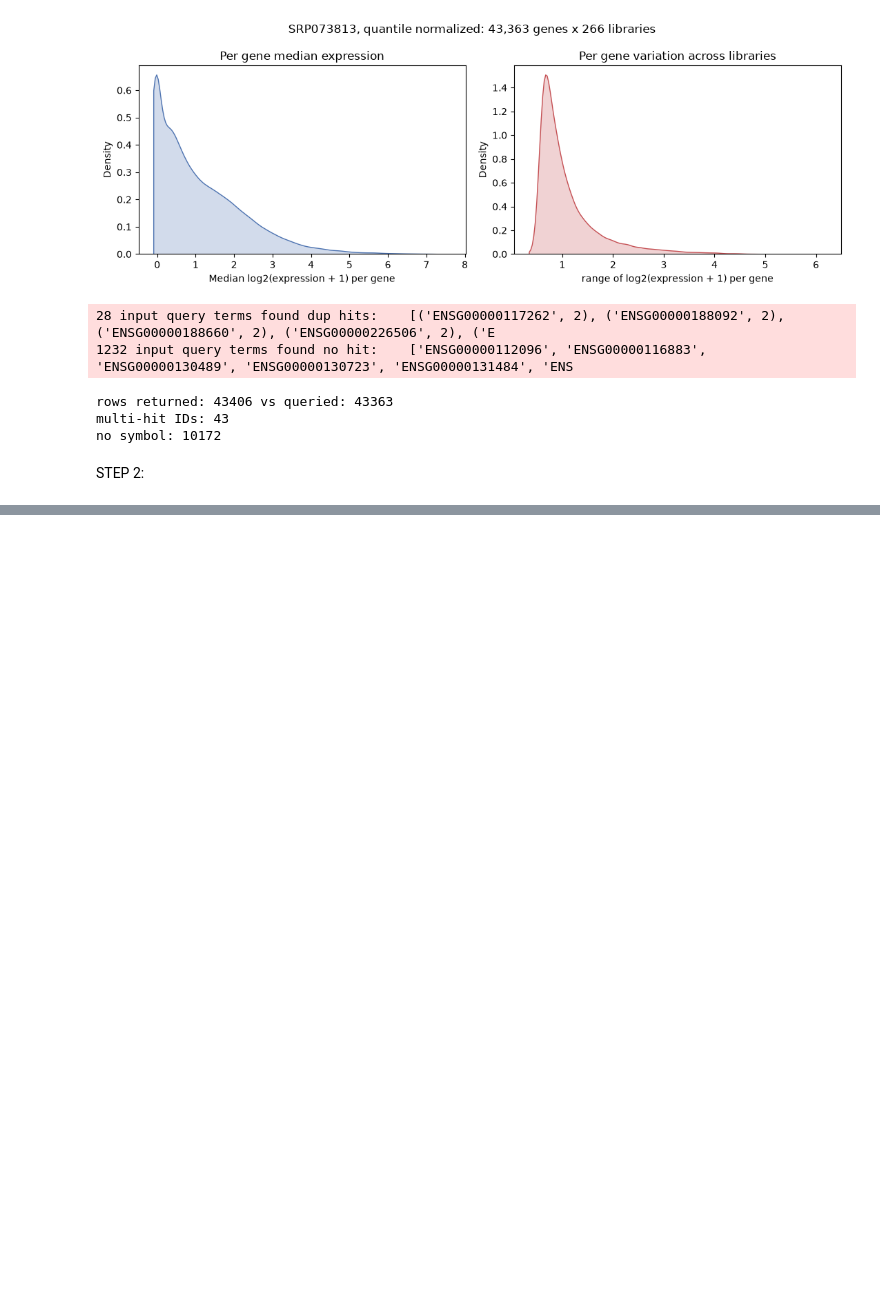
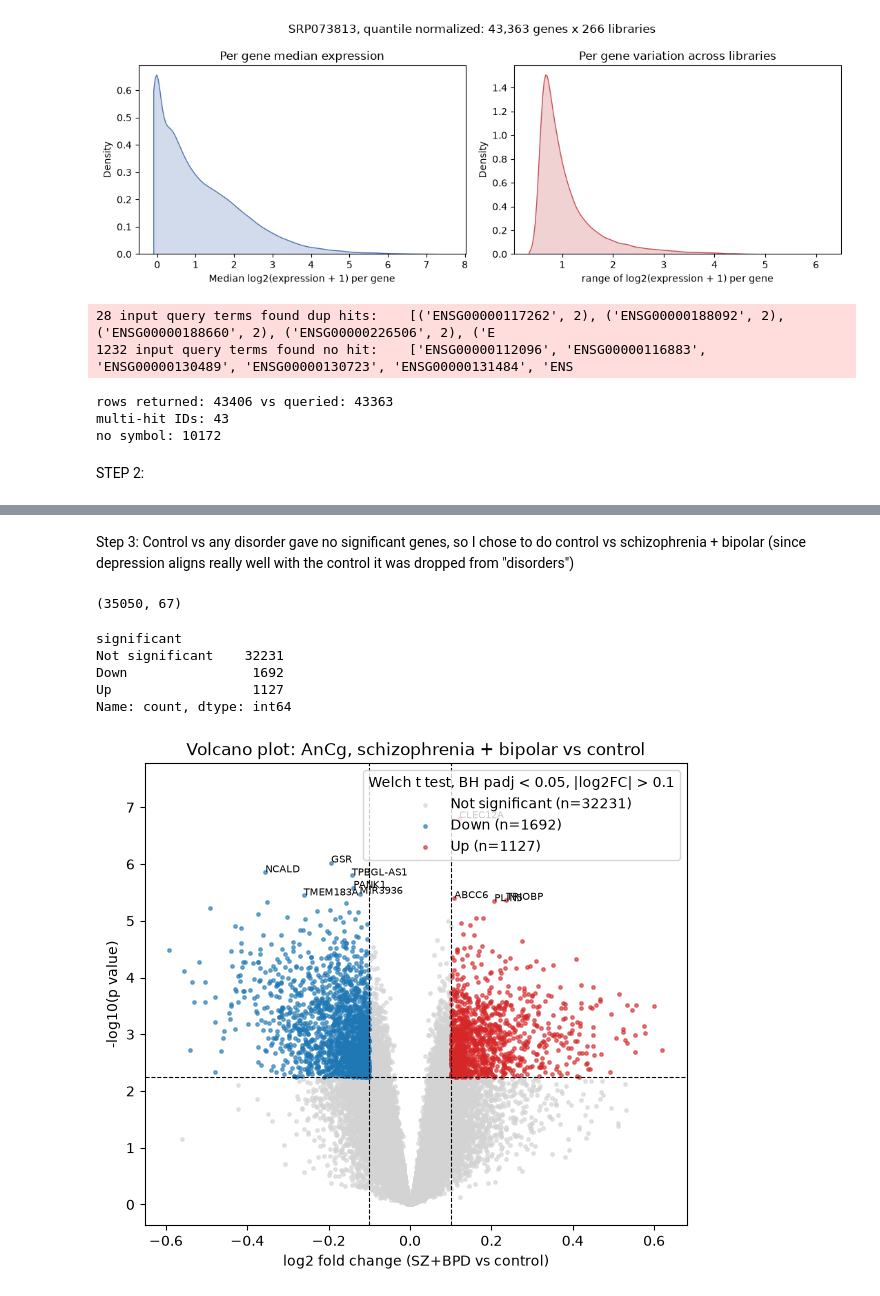
Before and after one commit to vicciv1623/CGS4144-bioinfo_project, a Jupyter notebook: Assignment2_daniel.ipynb, the cells around one changed output, grey strips where cells are left out. Drawn from its saved outputs; the diff is of its cells as text; code cells hidden in the pictures; blank space fills up the shorter version.

```diff
--- a/Assignment2_daniel.ipynb
+++ b/Assignment2_daniel.ipynb
@@ -128,0 +222,2 @@ STEP 2:
+# %% [markdown]
+Step 3: Control vs any disorder gave no significant genes, so I chose to do control vs schizophrenia + bipolar (since depression aligns really well with the control it was dropped from "disorders")
@@ -128,0 +227,7 @@ STEP 2:
+# %%
+#log scale and filter just like step 2, we have 67 libraries since depression was dropped
+log_expr = np.log2(expr[keep.index] + 1)
+log_expr = log_expr[log_expr.median(axis=1) > 0]
+print(log_expr.shape)
+# %% [output]
+(35050, 67)
@@ -128,0 +243,52 @@ STEP 2:
+# %%
+#combine results into one table and apply the p-value correction (benjamini-hochberg) to account for random chance
+res = pd.DataFrame({
+    "log2FC": log2fc,
+    "t": tt.statistic,
+    "pvalue": tt.pvalue,
+}, index=log_expr.index)
+
+res["padj"] = multipletests(res.pvalue, method="fdr_bh")[1]
+# %%
+#call genes up or down regulated (or not signicant change), as long as they have a adjusted p below 0.05 and log fold change above 0.1
+symbols = pd.read_csv("gene_symbols.tsv", sep="\t", index_col=0)["symbol"]
+res.insert(0, "symbol", symbols.reindex(res.index))
+
+res["significant"] = np.where(
+    (res.padj < 0.05) & (res.log2FC > 0.1), "Up",
+    np.where((res.padj < 0.05) & (res.log2FC < -0.1), "Down", "Not significant"))
+
+print(res.significant.value_counts())
+# %% [output]
+significant
+Not significant    32231
+Down                1692
+Up                  1127
+Name: count, dtype: int64
+# %%
+#volcano plot
+res["neglog10p"] = -np.log10(res.pvalue)
+
+colors = {"Not significant": "lightgray", "Down": "#1f77b4", "Up": "#d62728"}
+fig, ax = plt.subplots(figsize=(7, 6))
+for lab, c in colors.items():
+    sub = res[res.significant == lab]
+    ax.scatter(sub.log2FC, sub.neglog10p, c=c, s=6, alpha=0.6,
+               label=f"{lab} (n={len(sub)})")
+
+p_cut = res.loc[res.padj < 0.05, "pvalue"].max()
+ax.axhline(-np.log10(p_cut), ls="--", c="k", lw=0.8)
+ax.axvline(0.1, ls="--", c="k", lw=0.8)
+ax.axvline(-0.1, ls="--", c="k", lw=0.8)
+
+for gene, row in res[res.significant != "Not significant"].nsmallest(10, "pvalue").iterrows():
+    ax.annotate(row.symbol if pd.notna(row.symbol) else gene,
+                (row.log2FC, row.neglog10p), fontsize=7)
+
+ax.set_xlabel("log2 fold change (SZ+BPD vs control)")
+ax.set_ylabel("-log10(p value)")
+ax.set_title("Volcano plot: AnCg, schizophrenia + bipolar vs control")
+ax.legend(title="Welch t test, BH padj < 0.05, |log2FC| > 0.1")
+fig.savefig("plots/step3_volcano.png", dpi=200, bbox_inches="tight")
+# %% [output]
+[figure, added]
```
Also changed, not shown: parts of 13 cells of this notebook.
